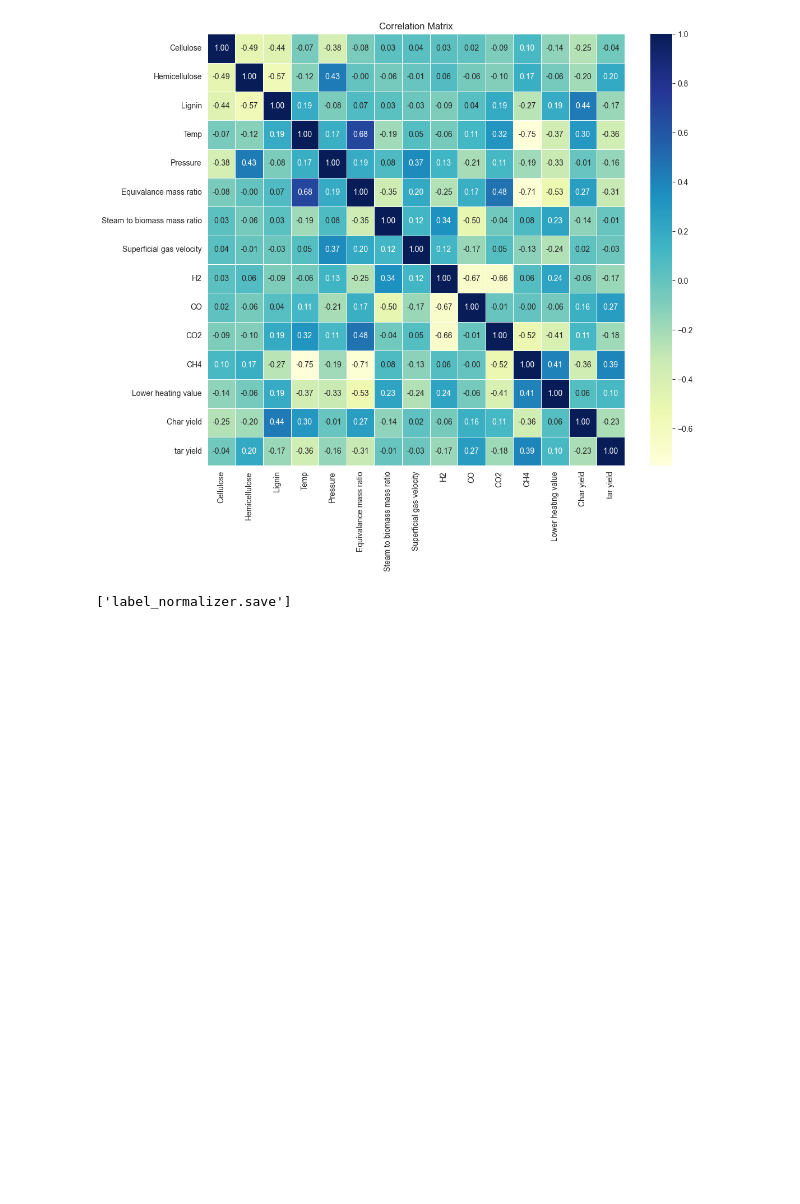
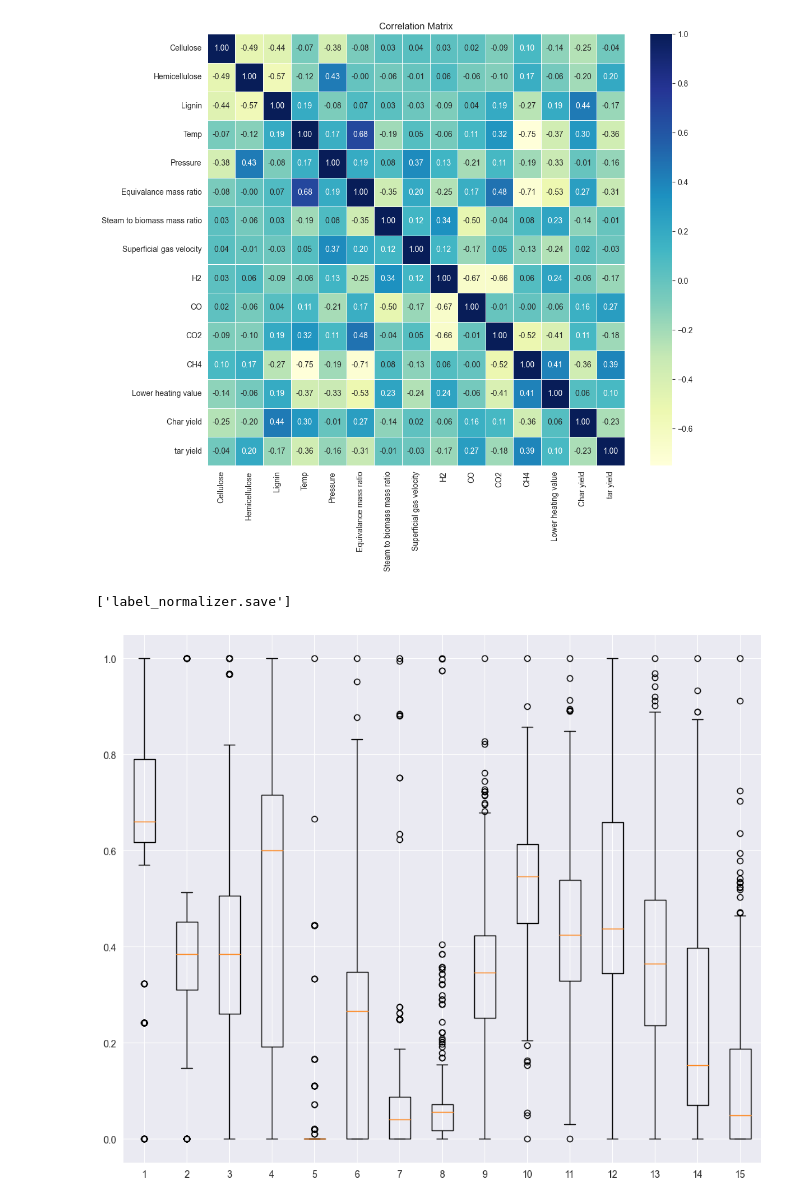
Before and after one commit to ZekonXK12/CE880_Case_Study, a Jupyter notebook: data_analysis.ipynb, the cells around one changed output. Saved outputs shown, nothing was run; the diff lists cells and outputs as text; code cells hidden in the pictures; blank space fills up the shorter version.

```diff
--- a/data_analysis.ipynb
+++ b/data_analysis.ipynb
@@ -83,3 +83,15 @@ data_norm.to_csv('data/norm_data.csv',index=False)
 joblib.dump(mms_label,'label_normalizer.save')
 # %% [output]
 ['label_normalizer.save']
+# %%
+from matplotlib import pyplot as plt
+import pandas as pd
+
+
+data=pd.read_csv('data/norm_data.csv')
+
+plt.figure(figsize=(12,10))
+plt.boxplot(data)
+plt.show()
+# %% [output]
+[figure, added]
```
Also changed, not shown: 1 other file.
